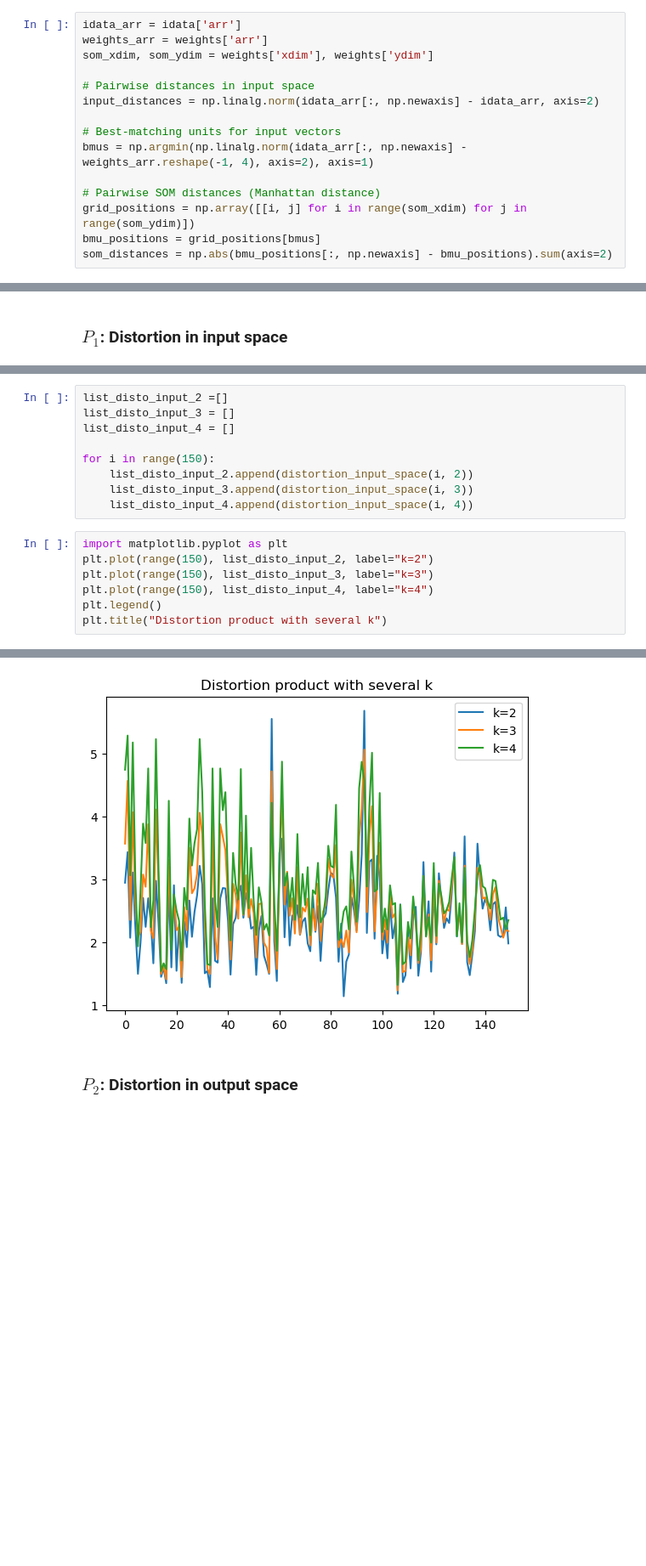
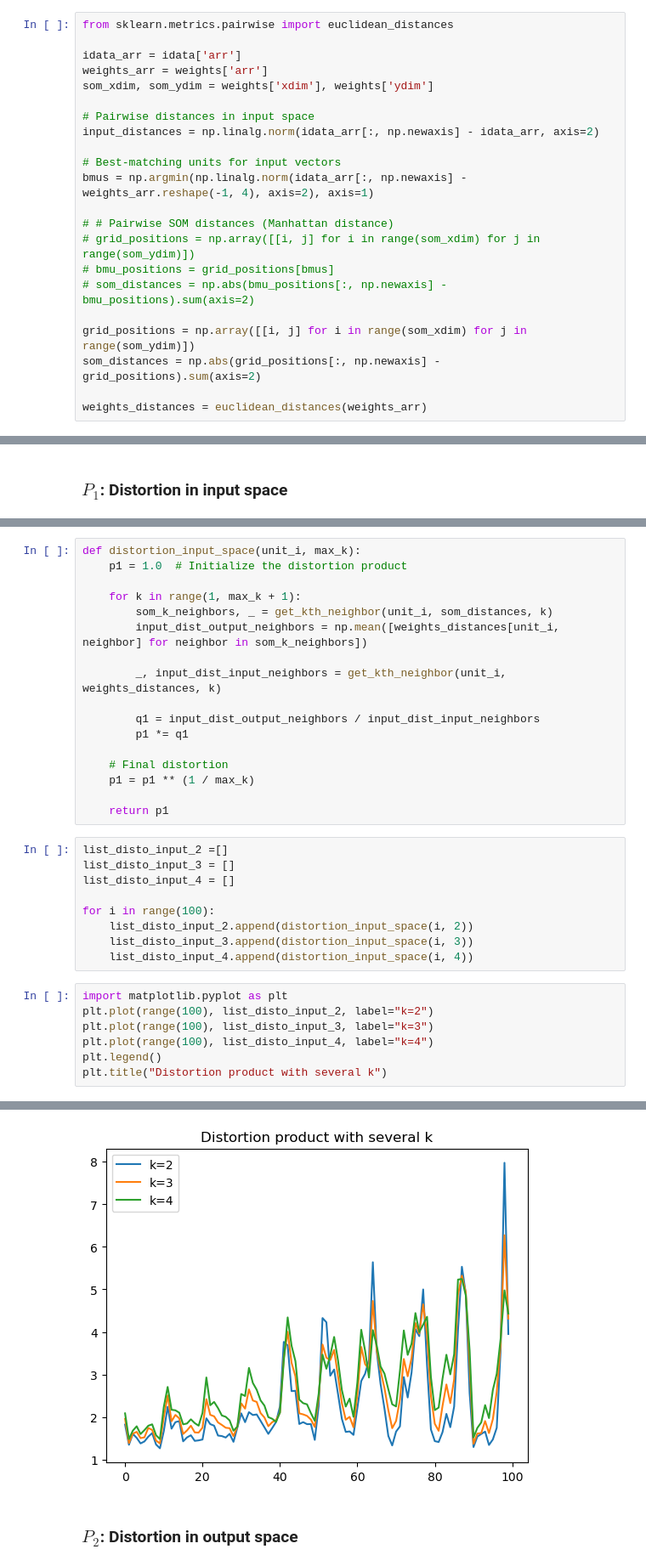
Before and after one commit to Jean-BaptisteCellier/SOM_TopographicProduct, a Jupyter notebook: coding_assignment.ipynb, the cells around one changed output, grey strips where cells are left out. Shown: that part at 85% size. Drawn from its saved outputs; the diff is of its cells as text; blank space fills up the shorter version.

```diff
--- a/coding_assignment.ipynb
+++ b/coding_assignment.ipynb
@@ -100,4 +115,6 @@ We are using:\
 # %%
+from sklearn.metrics.pairwise import euclidean_distances
+
 idata_arr = idata['arr']
 weights_arr = weights['arr']
 som_xdim, som_ydim = weights['xdim'], weights['ydim']
@@ -108,10 +125,15 @@ input_distances = np.linalg.norm(idata_arr[:, np.newaxis] - idata_arr, axis=2)
 # Best-matching units for input vectors
 bmus = np.argmin(np.linalg.norm(idata_arr[:, np.newaxis] - weights_arr.reshape(-1, 4), axis=2), axis=1)
 
-# Pairwise SOM distances (Manhattan distance)
+# # Pairwise SOM distances (Manhattan distance)
+# grid_positions = np.array([[i, j] for i in range(som_xdim) for j in range(som_ydim)])
+# bmu_positions = grid_positions[bmus]
+# som_distances = np.abs(bmu_positions[:, np.newaxis] - bmu_positions).sum(axis=2)
+
 grid_positions = np.array([[i, j] for i in range(som_xdim) for j in range(som_ydim)])
-bmu_positions = grid_positions[bmus]
-som_distances = np.abs(bmu_positions[:, np.newaxis] - bmu_positions).sum(axis=2)
+som_distances = np.abs(grid_positions[:, np.newaxis] - grid_positions).sum(axis=2)
+
+weights_distances = euclidean_distances(weights_arr)
 # %%
 def get_kth_neighbor(unit_i, all_distances, k):
     distances = all_distances[unit_i]
@@ -164,21 +169,38 @@ def distortion_input_space(unit_i, max_k):
+# %%
+def distortion_input_space(unit_i, max_k):
+    p1 = 1.0  # Initialize the distortion product
+
+    for k in range(1, max_k + 1):
+        som_k_neighbors, _ = get_kth_neighbor(unit_i, som_distances, k)
+        input_dist_output_neighbors = np.mean([weights_distances[unit_i, neighbor] for neighbor in som_k_neighbors])
+
+        _, input_dist_input_neighbors = get_kth_neighbor(unit_i, weights_distances, k)
+
+        q1 = input_dist_output_neighbors / input_dist_input_neighbors
+        p1 *= q1
+
+    # Final distortion
+    p1 = p1 ** (1 / max_k)
+
+    return p1
 # %%
 list_disto_input_2 =[]
 list_disto_input_3 = []
 list_disto_input_4 = []
 
-for i in range(150):
+for i in range(100):
     list_disto_input_2.append(distortion_input_space(i, 2))
     list_disto_input_3.append(distortion_input_space(i, 3))
     list_disto_input_4.append(distortion_input_space(i, 4))
 # %%
 import matplotlib.pyplot as plt
-plt.plot(range(150), list_disto_input_2, label="k=2")
-plt.plot(range(150), list_disto_input_3, label="k=3")
-plt.plot(range(150), list_disto_input_4, label="k=4")
+plt.plot(range(100), list_disto_input_2, label="k=2")
+plt.plot(range(100), list_disto_input_3, label="k=3")
+plt.plot(range(100), list_disto_input_4, label="k=4")
 plt.legend()
 plt.title("Distortion product with several k")
 # %% [output]
 Text(0.5, 1.0, 'Distortion product with several k')
-[figure, old version]
+[figure, new version]
 # %% [markdown]
 ### $P_{2}$: Distortion in output space
```
Also changed, not shown: parts of 21 cells of this notebook.
